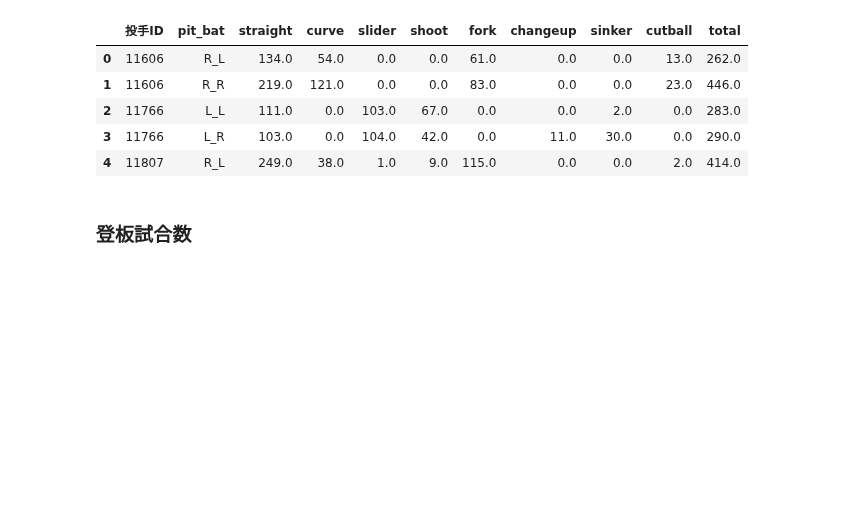
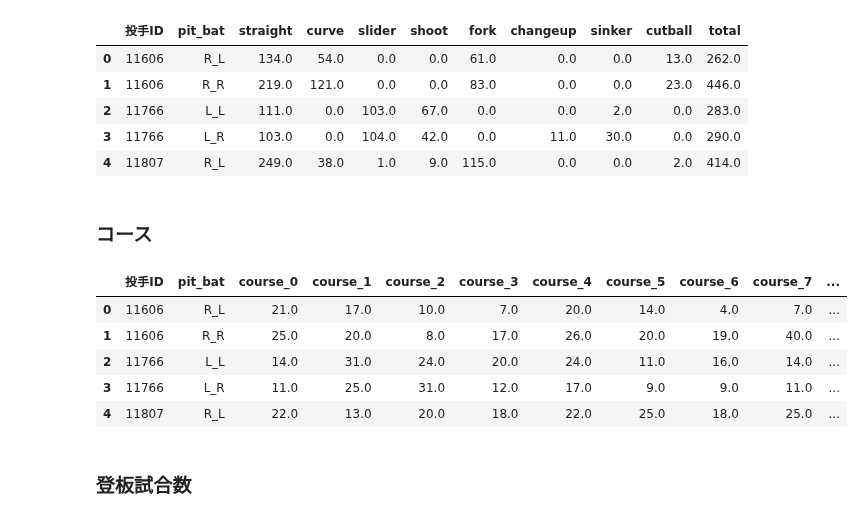
Before and after one commit to yumehara/baseball, a Jupyter notebook: Preprocess_pitch_2017_LR.ipynb, the cells around one changed output. Cells and saved outputs as stored; diff of their text form; code cells hidden in the pictures; blank space fills up the shorter version.

```diff
--- a/Preprocess_pitch_2017_LR.ipynb
+++ b/Preprocess_pitch_2017_LR.ipynb
@@ -21,22 +23,12 @@ OUT_BAT = 'intermediate/bat_2017_5.f'
 train_pitch.replace('左', 'L', inplace=True)
 train_pitch.replace('右', 'R', inplace=True)
 train_pitch['pit_bat'] = train_pitch['投手投球左右'] + '_' + train_pitch['打者打席左右']
+# %%
+train_pitch.rename(columns={'球種': 'ball', '投球位置区域': 'course'}, inplace=True)
 # %% [markdown]
 ### 投手
 #### 球種
 0:ストレート 1:カーブ 2:スライダー 3:シュート 4:フォーク 5:チェンジアップ 6:シンカー 7:カットボール
-# %%
-train_pitch.replace({'球種': {
-    0: '0_straight',
-    1: '1_curve',
-    2: '2_slider',
-    3: '3_shoot',
-    4: '4_fork',
-    5: '5_changeup',
-    6: '6_sinker',
-    7: '7_cutball'
-}}, inplace=True)
-train_pitch.rename(columns={'球種': 'ball'}, inplace=True)
 # %%
 pitch_ball = train_pitch[['投手ID','pit_bat','ball']]
 pitch_ball = pd.get_dummies(pitch_ball, columns=['ball'])
@@ -65,3 +57,5 @@ pitch_ball.head()
 | 2 | 11766 | L_L | 111.0 | 0.0 | 103.0 | 67.0 | 0.0 | 0.0 | 2.0 | 0.0 | 283.0 |
 | 3 | 11766 | L_R | 103.0 | 0.0 | 104.0 | 42.0 | 0.0 | 11.0 | 30.0 | 0.0 | 290.0 |
 | 4 | 11807 | R_L | 249.0 | 38.0 | 1.0 | 9.0 | 115.0 | 0.0 | 0.0 | 2.0 | 414.0 |
+# %% [markdown]
+### コース
@@ -68,3 +68,12 @@ pitch_ball.head()
+# %%
+pitch_course.head()
+# %% [output]
+|  | 投手ID | pit_bat | course_0 | course_1 | course_2 | course_3 | course_4 | course_5 | course_6 | course_7 | ... |
+| 0 | 11606 | R_L | 21.0 | 17.0 | 10.0 | 7.0 | 20.0 | 14.0 | 4.0 | 7.0 | ... |
+| 1 | 11606 | R_R | 25.0 | 20.0 | 8.0 | 17.0 | 26.0 | 20.0 | 19.0 | 40.0 | ... |
+| 2 | 11766 | L_L | 14.0 | 31.0 | 24.0 | 20.0 | 24.0 | 11.0 | 16.0 | 14.0 | ... |
+| 3 | 11766 | L_R | 11.0 | 25.0 | 31.0 | 12.0 | 17.0 | 9.0 | 9.0 | 11.0 | ... |
+| 4 | 11807 | R_L | 22.0 | 13.0 | 20.0 | 18.0 | 22.0 | 25.0 | 18.0 | 25.0 | ... |
 # %% [markdown]
 ### 登板試合数
 # %%
```
Also changed, not shown: parts of 8 cells of this notebook, 7 other files.
